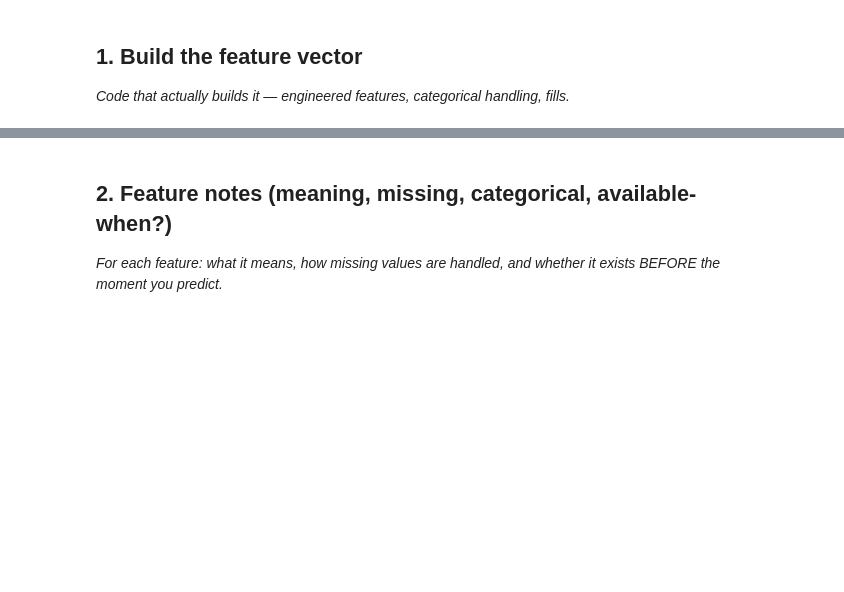
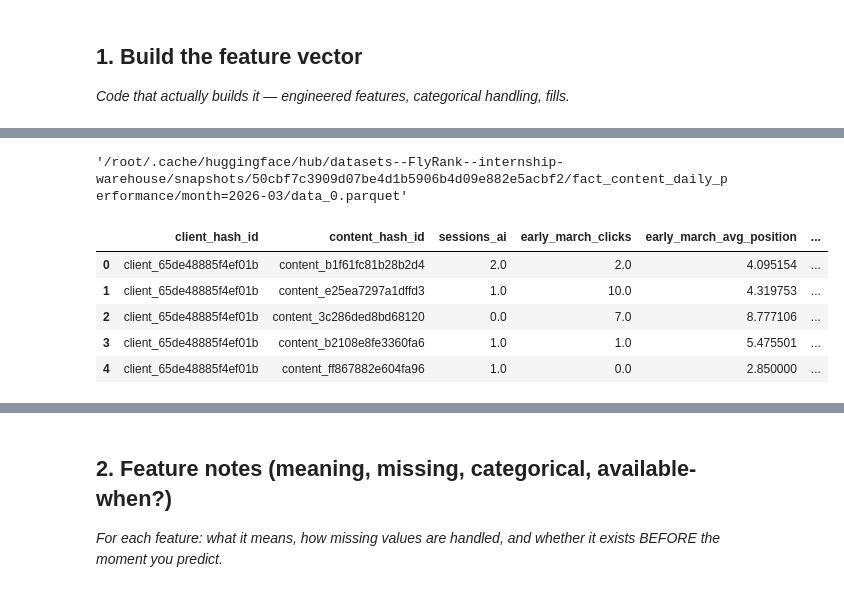
Before and after one commit to JasperOwen/flyrank-ml-internship, a Jupyter notebook: work/notebooks/w03_feature_leakage_check.ipynb, the cells around one changed output, grey strips where cells are left out. Saved outputs shown, nothing was run; the diff lists cells and outputs as text; code cells hidden in the pictures; blank space fills up the shorter version.

```diff
--- a/work/notebooks/w03_feature_leakage_check.ipynb
+++ b/work/notebooks/w03_feature_leakage_check.ipynb
@@ -13,3 +13,18 @@ This skeleton is yours to fill. Work the sections **in order** — each one has
 # %%
 # This cell is for CODE (numbers, a query, a check).
 # Write your text answer in the cell ABOVE this one — typing sentences here breaks Run All.
+# This cell is for CODE (numbers, a query, a check).
+# Write your text answer in the cell ABOVE this one — typing sentences here breaks Run All.
+import os
+from google.colab import userdata
+
+hf_token = userdata.get("HF_TOKEN")
+os.environ["HF_TOKEN"] = hf_token
+
+import duckdb
+from huggingface_hub import login
+
+login(token=hf_token)
+
+con = duckdb.connect()
+con.sql("SET enable_http_metadata_cache=true;")
@@ -15,0 +34,47 @@ This skeleton is yours to fill. Work the sections **in order** — each one has
+# %%
+from huggingface_hub import hf_hub_download
+
+file_path = hf_hub_download(
+    repo_id="FlyRank/internship-warehouse",
+    repo_type="dataset",
+    filename="fact_content_daily_performance/month=2026-03/data_0.parquet",
+    token=hf_token
+)
+
+file_path
+# %% [output]
+'/root/.cache/huggingface/hub/datasets--FlyRank--internship-warehouse/snapshots/50cbf7c3909d07be4d1b5906b4d09e882e5acbf2/fact_content_daily_performance/month=2026-03/data_0.parquet'
+# %%
+feature_frame = con.sql(f"""
+SELECT
+    client_hash_id,
+    content_hash_id,
+
+    SUM(CASE WHEN report_date <= '2026-03-15' THEN sessions_ai ELSE 0 END) AS sessions_ai,
+
+    SUM(CASE WHEN report_date <= '2026-03-15' THEN gsc_clicks ELSE 0 END) AS early_march_clicks,
+
+    AVG(CASE WHEN report_date <= '2026-03-15' THEN gsc_avg_position ELSE NULL END) AS early_march_avg_position,
+
+    SUM(CASE WHEN report_date <= '2026-03-15' THEN ga4_engaged_sessions ELSE 0 END) AS ga4_engaged_sessions,
+
+    AVG(CASE WHEN report_date <= '2026-03-15' THEN ga4_total_engagement_sec ELSE 0 END) AS early_march_engagement_sec,
+
+FROM read_parquet('{file_path}')
+WHERE gsc_data_available IS TRUE
+  AND ga4_data_available IS TRUE
+GROUP BY
+    client_hash_id,
+    content_hash_id
+""").df()
+
+feature_frame["early_march_avg_position"] = feature_frame["early_march_avg_position"].fillna(999)
+
+feature_frame.head()
+# %% [output]
+|  | client_hash_id | content_hash_id | sessions_ai | early_march_clicks | early_march_avg_position | ... |
+| 0 | client_65de48885f4ef01b | content_b1f61fc81b28b2d4 | 2.0 | 2.0 | 4.095154 | ... |
+| 1 | client_65de48885f4ef01b | content_e25ea7297a1dffd3 | 1.0 | 10.0 | 4.319753 | ... |
+| 2 | client_65de48885f4ef01b | content_3c286ded8bd68120 | 0.0 | 7.0 | 8.777106 | ... |
+| 3 | client_65de48885f4ef01b | content_b2108e8fe3360fa6 | 1.0 | 1.0 | 5.475501 | ... |
+| 4 | client_65de48885f4ef01b | content_ff867882e604fa96 | 1.0 | 0.0 | 2.850000 | ... |
```
Also changed, not shown: parts of 13 cells of this notebook.
